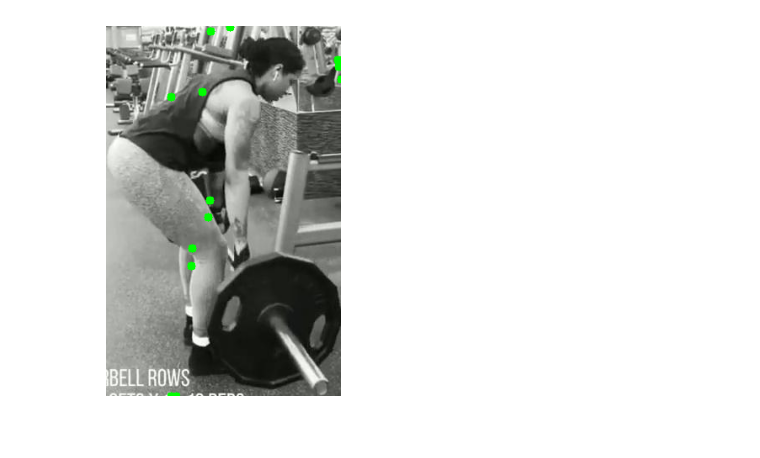
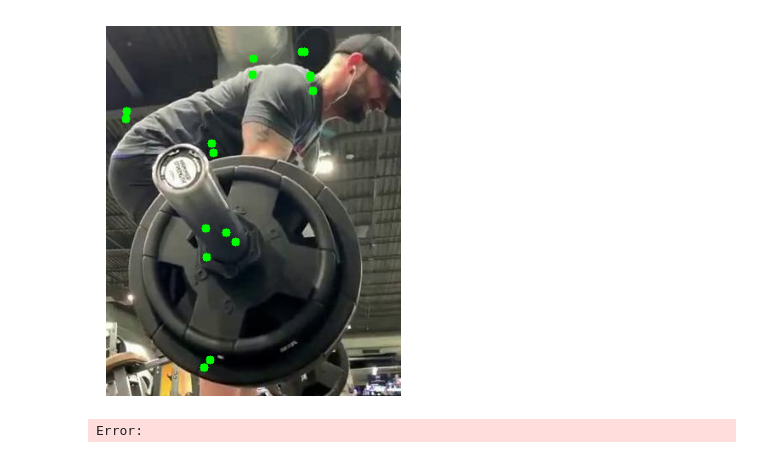
Before and after one commit to ashandesilva/Fine-Tune, a Jupyter notebook: yolopose_v1/experiment/yolo-train.ipynb, the cells around one changed output. Saved outputs shown, nothing was run; the diff lists cells and outputs as text; code cells hidden in the pictures.

Commit message:
gim yolo track

```diff
--- a/yolopose_v1/experiment/yolo-train.ipynb
+++ b/yolopose_v1/experiment/yolo-train.ipynb
@@ -6,14 +6,25 @@ from ultralytics import YOLO
 # %%
 # Load a model
 # model = YOLO("yolo11m-pose.pt")  # load an official model
-model = YOLO("best.pt")  # load a custom model
+model = YOLO("best_100.pt")  # load a custom model
+# model = YOLO("best_100.pt")
 # %%
 # Predict with the model
-# results = model.predict("52723_8_4.jpg", show = True, save = True)  # predict on an image
-# results = model.predict("52701_11_9.jpg", show = True, save = True)
+results2 = model.predict("52723_8_4.jpg", show = True, save = True)  # predict on an image
+results1 = model.predict("52701_11_9.jpg", show = True, save = True)
 results = model.predict("52738_5_55.jpg", show = True, save = True)
 
 # Access the results
+for result2 in results2:
+    xy = result2.keypoints.xy  # x and y coordinates
+    xyn = result2.keypoints.xyn  # normalized
+    kpts = result2.keypoints.data  # x, y, visibility (if available)
+
+for result1 in results1:
+    xy = result1.keypoints.xy  # x and y coordinates
+    xyn = result1.keypoints.xyn  # normalized
+    kpts = result1.keypoints.data  # x, y, visibility (if available)
+
 for result in results:
     xy = result.keypoints.xy  # x and y coordinates
     xyn = result.keypoints.xyn  # normalized
@@ -28,27 +47,28 @@ Results saved to c:\Users\UDESIAS\Documents\FYP\CNN-GCN-Pipeline\runs\pose\predi
 # %%
 import cv2
 import numpy as np
 
 # Load the original image
-image_path = result.orig_img
+image_path = result1.orig_img
 # image = cv2.imread("52723_8_4.jpg")
-image = cv2.imread("52738_5_55.jpg")
+image = cv2.imread("52701_11_9.jpg")
 
 # Convert the image from BGR to RGB
 image = cv2.cvtColor(image, cv2.COLOR_BGR2RGB)
 
 # Draw keypoints on the image
 for person in xy:
     for point in person:
         x, y = int(point[0]), int(point[1])
         if x > 0 and y > 0:  # Only draw valid points
             cv2.circle(image, (x, y), 5, (0, 255, 0), -1)
 
 # Display the image
 import matplotlib.pyplot as plt
 
 plt.imshow(image)
 plt.axis('off')
 plt.show()
 # %% [output]
-[figure, old version]
+[figure, new version]
+Error:
```
Also changed, not shown: parts of 1 cell of this notebook, 3 other files.
